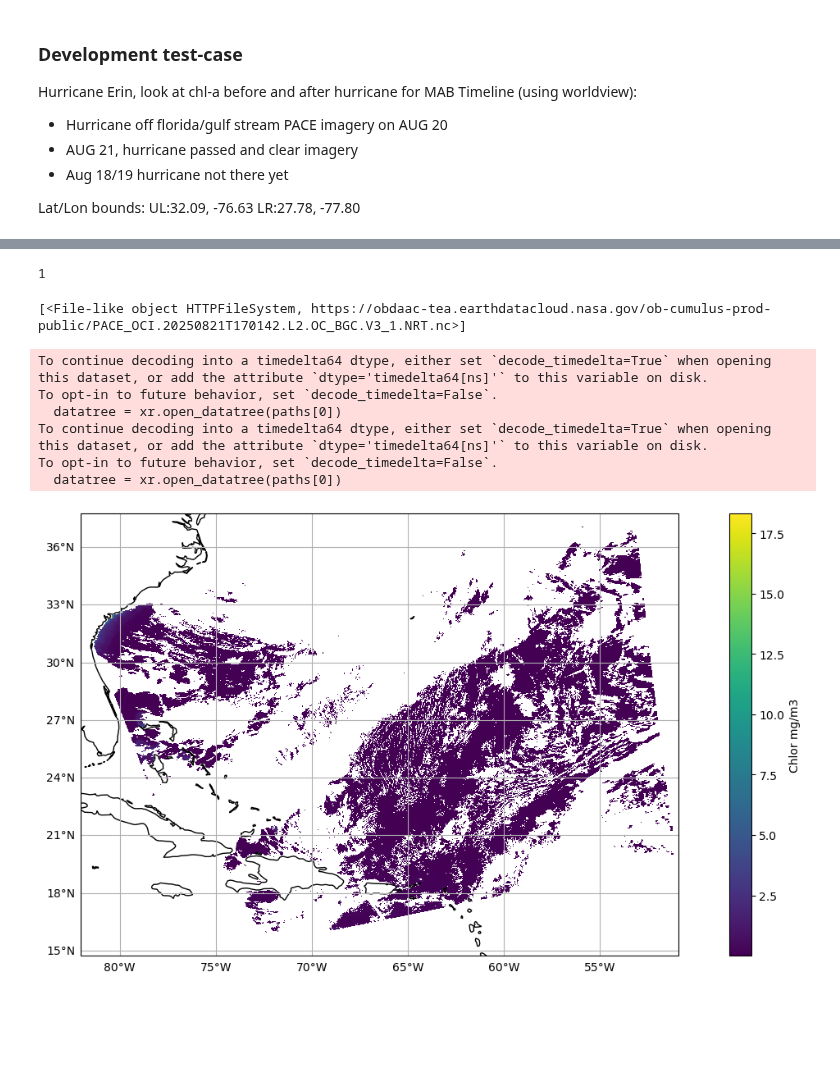
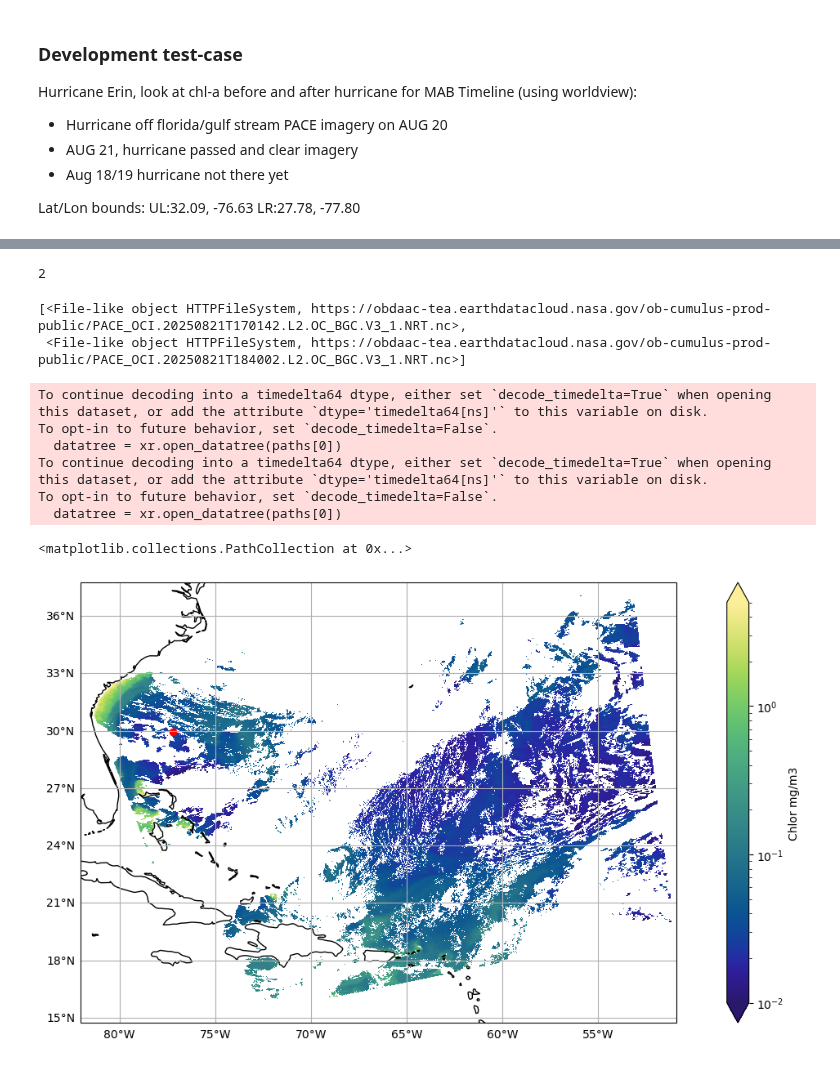
Before and after one commit to skyecaplan/pace-rapid-response, a Jupyter notebook: PRR_OC/PRR_development_GT_MK.ipynb, the cells around one changed output, grey strips where cells are left out. Drawn from its saved outputs; the diff is of its cells as text; code cells hidden in the pictures; blank space fills up the shorter version.

Commit message:
Workflow WIP
More clearly outlined workflow steps, improved plots

```diff
--- a/PRR_OC/PRR_development_GT_MK.ipynb
+++ b/PRR_OC/PRR_development_GT_MK.ipynb
@@ -25,23 +36,29 @@ LR:27.78, -77.80
 # %%
-min_lon = -74.2
-min_lat = 29.6
-max_lon = -74.2
-max_lat = 29.6
+min_lon = -76.6
+min_lat = 27.8
+max_lon = -77.8
+max_lat = 32.1
 # %%
+# user bounds
 tspan = ("2025-08-21", "2025-08-22")
 bbox = (min_lon, min_lat, max_lon, max_lat)
+
+# math
+avg_lon = (min_lon + max_lon)/2; avg_lat = (min_lat + max_lat)/2
+bbox_pt = (avg_lon, avg_lat, avg_lon, avg_lat)# single point at center of defined bounds
 # %%
 results = earthaccess.search_data(
     short_name="PACE_OCI_L2_BGC_NRT",
     temporal=tspan,
-    bounding_box=bbox,
+    bounding_box=bbox_pt,# logic to select central point of bounding box
 )
 len(results)
 # %% [output]
-1
+2
 # %%
 paths = earthaccess.open(results)
 paths
 # %% [output]
-[<File-like object HTTPFileSystem, https://obdaac-tea.earthdatacloud.nasa.gov/ob-cumulus-prod-public/PACE_OCI.20250821T170142.L2.OC_BGC.V3_1.NRT.nc>]
+[<File-like object HTTPFileSystem, https://obdaac-tea.earthdatacloud.nasa.gov/ob-cumulus-prod-public/PACE_OCI.20250821T170142.L2.OC_BGC.V3_1.NRT.nc>,
+ <File-like object HTTPFileSystem, https://obdaac-tea.earthdatacloud.nasa.gov/ob-cumulus-prod-public/PACE_OCI.20250821T184002.L2.OC_BGC.V3_1.NRT.nc>]
 # %%
@@ -59,8 +77,10 @@ To opt-in to future behavior, set `decode_timedelta=False`.
 # %%
 fig = plt.figure(figsize=(16,7))
 ax = plt.axes(projection=ccrs.PlateCarree())
 ax.coastlines()
 ax.gridlines(draw_labels={"left": "y", "bottom": "x"})
-plot = dataset['chlor_a'].plot(x="longitude", y="latitude", cbar_kwargs={'label': 'Chlor mg/m3'},  ax=ax)
+plot = dataset['chlor_a'].plot(x="longitude", y="latitude", cbar_kwargs={'label': 'Chlor mg/m3'}, cmap=cmocean.cm.haline,norm=LogNorm(vmin=.01, vmax=5),  ax=ax)
+ax.scatter([avg_lon],[avg_lat], c='r' )
 # %% [output]
+<matplotlib.collections.PathCollection at 0x...>
-[figure, old version]
+[figure, new version]
```
Also changed, not shown: parts of 6 cells of this notebook.
